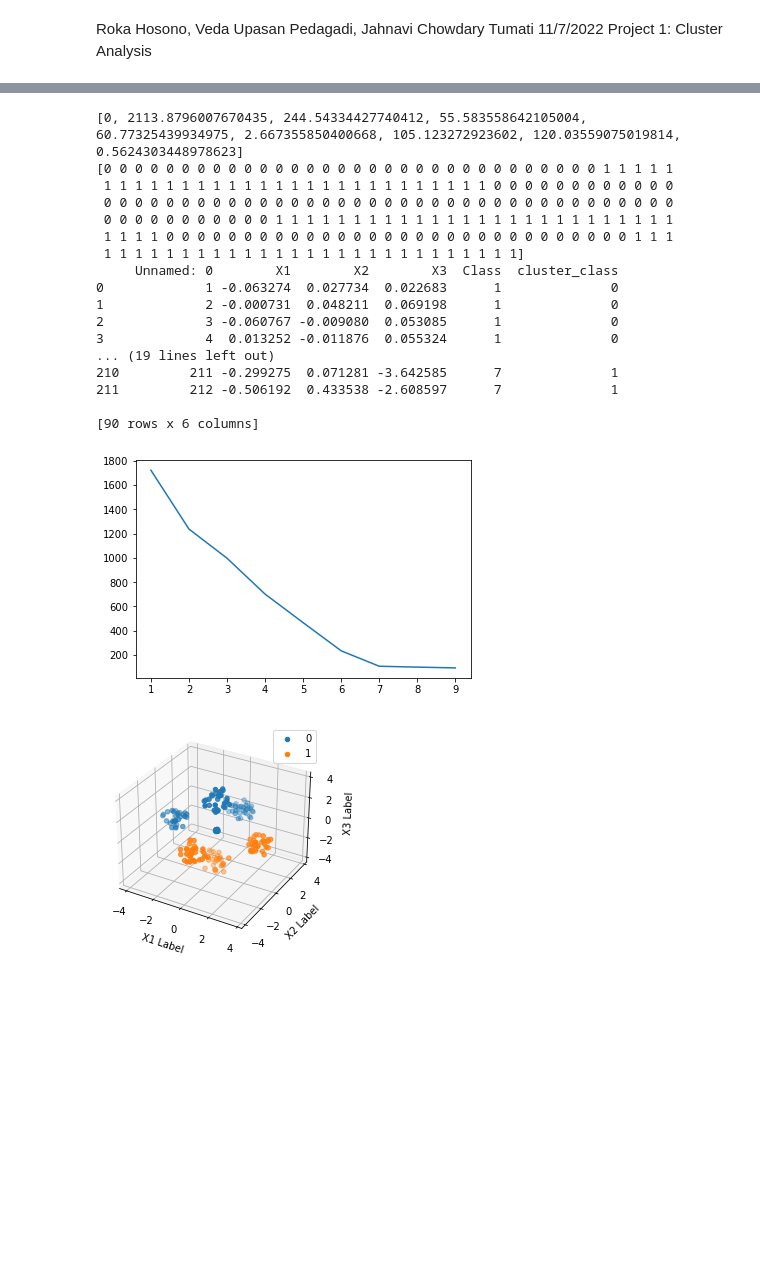
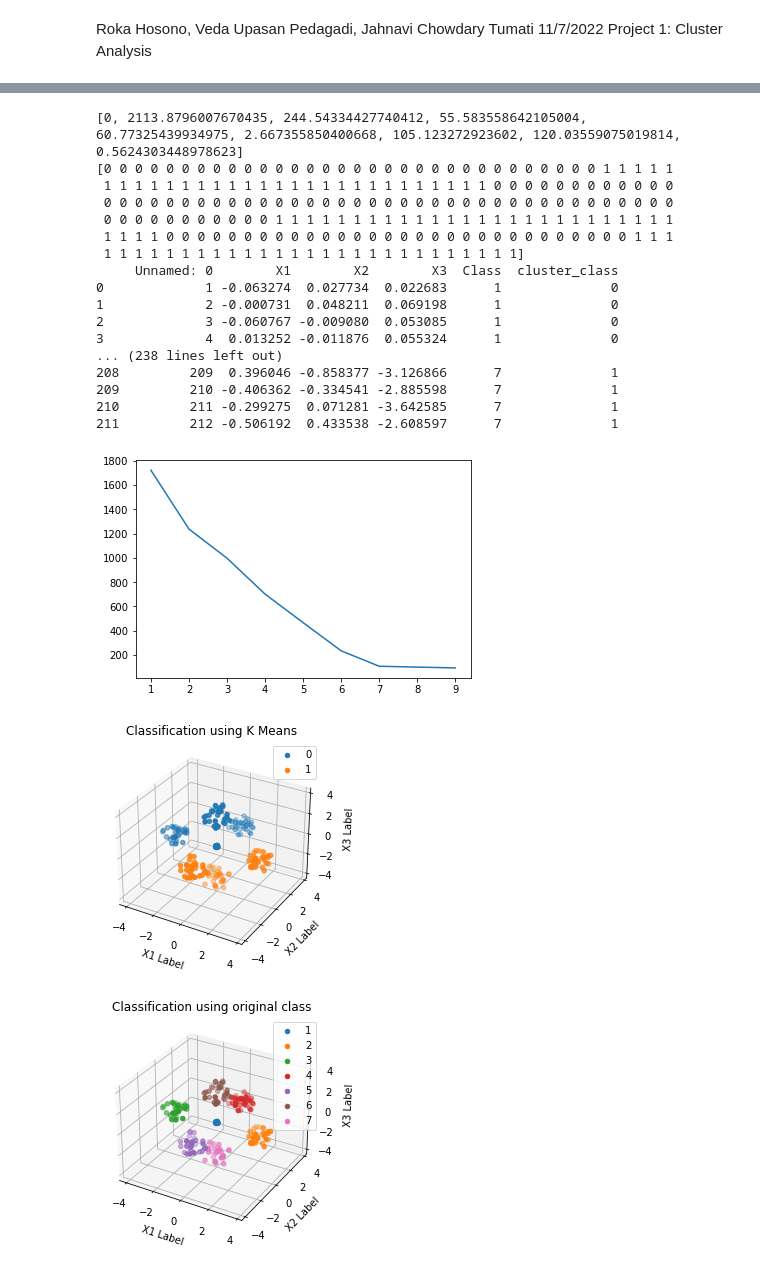
Before and after one commit to glazedonut/IEClusteingAnalysisProject, a Jupyter notebook: report.ipynb, the cells around one changed output, grey strips where cells are left out. Saved outputs shown, nothing was run; the diff lists cells and outputs as text; code cells hidden in the pictures; blank space fills up the shorter version.

Commit message:
K means2

```diff
--- a/report.ipynb
+++ b/report.ipynb
@@ -8,6 +8,7 @@ Project 1: Cluster Analysis
 import pandas as pd
 import numpy as np
 import seaborn as sns
+import matplotlib.pyplot as plt
 from sklearn.cluster import KMeans
 def intervention(indicies):
     interevent=[]
@@ -40,40 +41,53 @@ def create_elbow(file):
 
     fig = plt.figure()
     ax = fig.add_subplot(111, projection='3d')
-
+    ax.set_title("Classification using K Means")
     for i in data.cluster_class.unique():
         data2=data.loc[data['cluster_class']==i]
         print(data2)
         ax.scatter(data2['X1'], data2['X2'], data2['X3'],label=i)
     ax.set_xlabel('X1 Label')
     ax.set_ylabel('X2 Label')
     ax.set_zlabel('X3 Label')
     ax.legend()
 
+    fig2 = plt.figure()
+    ax2 = fig2.add_subplot(111, projection='3d')
+    ax2.set_title("Classification using original class")
+    for i in data['Class'].unique():
+        data2=data.loc[data['Class']==i]
+        print(data2)
+        ax2.scatter(data2['X1'], data2['X2'], data2['X3'],label=i)
+    ax2.set_xlabel('X1 Label')
+    ax2.set_ylabel('X2 Label')
+    ax2.set_zlabel('X3 Label')
+    ax2.legend()
+
 
 create_elbow("data/data1.csv")
 # %% [output]
 [[-0.063274  0.027734  0.022683]
  [-0.000731  0.048211  0.069198]
  [-0.060767 -0.00908   0.053085]
  [ 0.013252 -0.011876  0.055324]
  [-0.054508 -0.003813  0.001738]]
 [0, 2113.8796007670435, 244.54334427740412, 55.583558642105004, 60.77325439934975, 2.667355850400668, 105.123272923602, 120.03559075019814, 0.5624303448978623]
 [0 0 0 0 0 0 0 0 0 0 0 0 0 0 0 0 0 0 0 0 0 0 0 0 0 0 0 0 0 0 0 0 1 1 1 1 1
  1 1 1 1 1 1 1 1 1 1 1 1 1 1 1 1 1 1 1 1 1 1 1 1 1 0 0 0 0 0 0 0 0 0 0 0 0
  0 0 0 0 0 0 0 0 0 0 0 0 0 0 0 0 0 0 0 0 0 0 0 0 0 0 0 0 0 0 0 0 0 0 0 0 0
  0 0 0 0 0 0 0 0 0 0 0 1 1 1 1 1 1 1 1 1 1 1 1 1 1 1 1 1 1 1 1 1 1 1 1 1 1
  1 1 1 1 0 0 0 0 0 0 0 0 0 0 0 0 0 0 0 0 0 0 0 0 0 0 0 0 0 0 0 0 0 0 1 1 1
  1 1 1 1 1 1 1 1 1 1 1 1 1 1 1 1 1 1 1 1 1 1 1 1 1 1 1]
      Unnamed: 0        X1        X2        X3  Class  cluster_class
 0             1 -0.063274  0.027734  0.022683      1              0
 1             2 -0.000731  0.048211  0.069198      1              0
 2             3 -0.060767 -0.009080  0.053085      1              0
 3             4  0.013252 -0.011876  0.055324      1              0
-... (19 lines left out)
+... (238 lines left out)
+208         209  0.396046 -0.858377 -3.126866      7              1
+209         210 -0.406362 -0.334541 -2.885598      7              1
 210         211 -0.299275  0.071281 -3.642585      7              1
 211         212 -0.506192  0.433538 -2.608597      7              1
-
-[90 rows x 6 columns]
 [figure]
-[figure, old version]
+[figure, new version]
+[figure, added]
```
